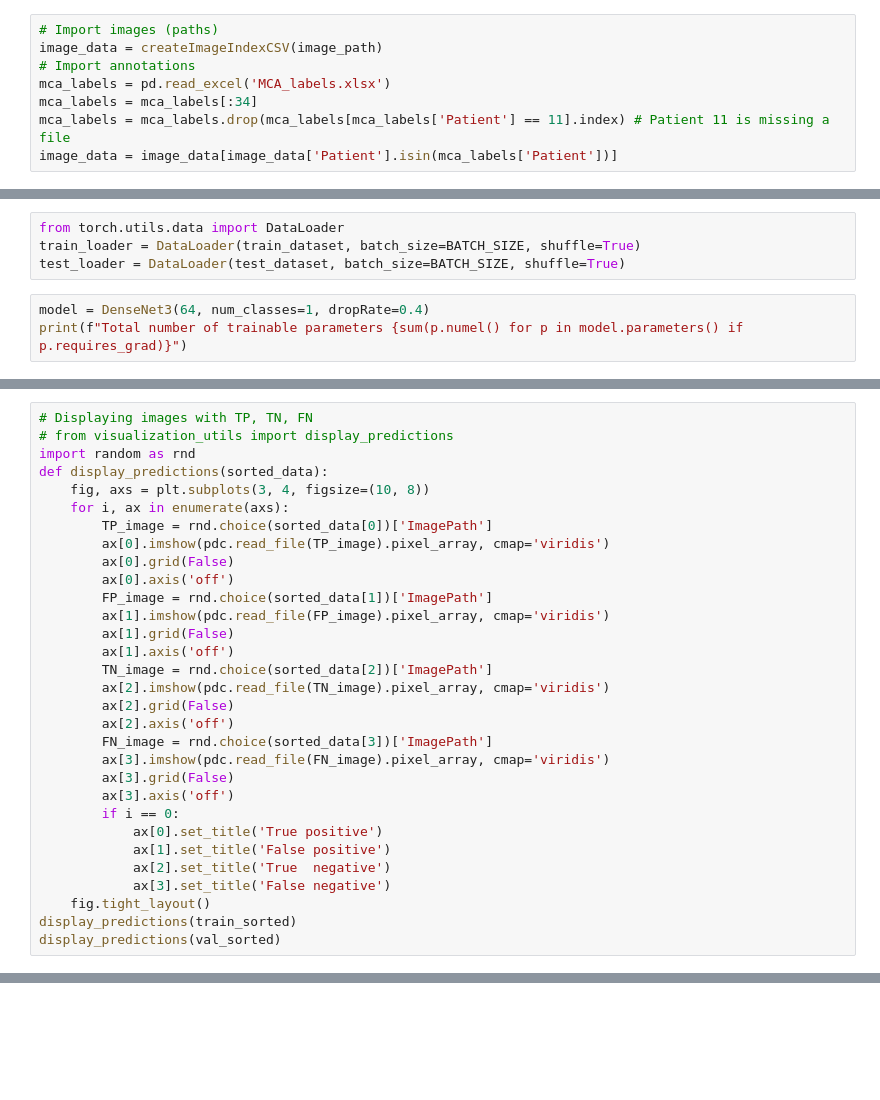
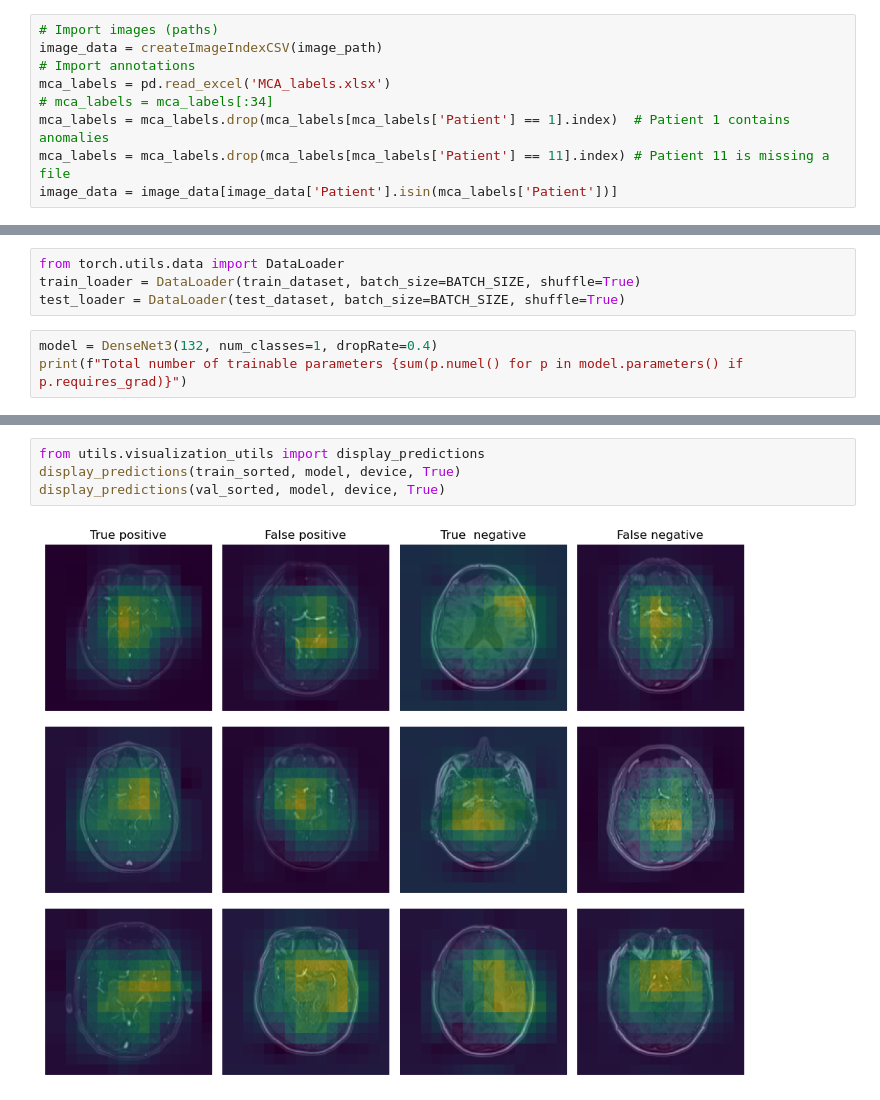
Before and after one commit to Skuvrik/Masterthesis, a Jupyter notebook: find_MCA.ipynb, the cells around one changed output, grey strips where cells are left out. Saved outputs shown, nothing was run; the diff lists cells and outputs as text; blank space fills up the shorter version.

```diff
--- a/find_MCA.ipynb
+++ b/find_MCA.ipynb
@@ -33,7 +33,8 @@ device = 'cuda:0' if torch.cuda.is_available() else 'cpu'
 image_data = createImageIndexCSV(image_path)
 # Import annotations
 mca_labels = pd.read_excel('MCA_labels.xlsx')
-mca_labels = mca_labels[:34]
+# mca_labels = mca_labels[:34]
+mca_labels = mca_labels.drop(mca_labels[mca_labels['Patient'] == 1].index)  # Patient 1 contains anomalies
 mca_labels = mca_labels.drop(mca_labels[mca_labels['Patient'] == 11].index) # Patient 11 is missing a file
 image_data = image_data[image_data['Patient'].isin(mca_labels['Patient'])]
 # %%
@@ -80,6 +81,6 @@ from torch.utils.data import DataLoader
 train_loader = DataLoader(train_dataset, batch_size=BATCH_SIZE, shuffle=True)
 test_loader = DataLoader(test_dataset, batch_size=BATCH_SIZE, shuffle=True)
 # %%
-model = DenseNet3(64, num_classes=1, dropRate=0.4)
+model = DenseNet3(132, num_classes=1, dropRate=0.4)
 print(f"Total number of trainable parameters {sum(p.numel() for p in model.parameters() if p.requires_grad)}")
 # %% [output]
@@ -154,31 +151,0 @@ plt.legend(loc='lower right')
-# %%
-# Displaying images with TP, TN, FN
-# from visualization_utils import display_predictions
-import random as rnd
-def display_predictions(sorted_data):
-    fig, axs = plt.subplots(3, 4, figsize=(10, 8))
-    for i, ax in enumerate(axs):
-        TP_image = rnd.choice(sorted_data[0])['ImagePath']
-        ax[0].imshow(pdc.read_file(TP_image).pixel_array, cmap='viridis')
-        ax[0].grid(False)
-        ax[0].axis('off')
-        FP_image = rnd.choice(sorted_data[1])['ImagePath']
-        ax[1].imshow(pdc.read_file(FP_image).pixel_array, cmap='viridis')
-        ax[1].grid(False)
-        ax[1].axis('off')
-        TN_image = rnd.choice(sorted_data[2])['ImagePath']
-        ax[2].imshow(pdc.read_file(TN_image).pixel_array, cmap='viridis')
-        ax[2].grid(False)
-        ax[2].axis('off')
-        FN_image = rnd.choice(sorted_data[3])['ImagePath']
-        ax[3].imshow(pdc.read_file(FN_image).pixel_array, cmap='viridis')
-        ax[3].grid(False)
-        ax[3].axis('off')
-        if i == 0:
-            ax[0].set_title('True positive')
-            ax[1].set_title('False positive')
-            ax[2].set_title('True  negative')
-            ax[3].set_title('False negative')
-    fig.tight_layout()
-display_predictions(train_sorted)
-display_predictions(val_sorted)
@@ -207,0 +152,6 @@ val_sorted[3]
+# %%
+from utils.visualization_utils import display_predictions
+display_predictions(train_sorted, model, device, True)
+display_predictions(val_sorted, model, device, True)
+# %% [output]
+[figure, added]
```
Also changed, not shown: parts of 17 cells of this notebook, 7 other files.
